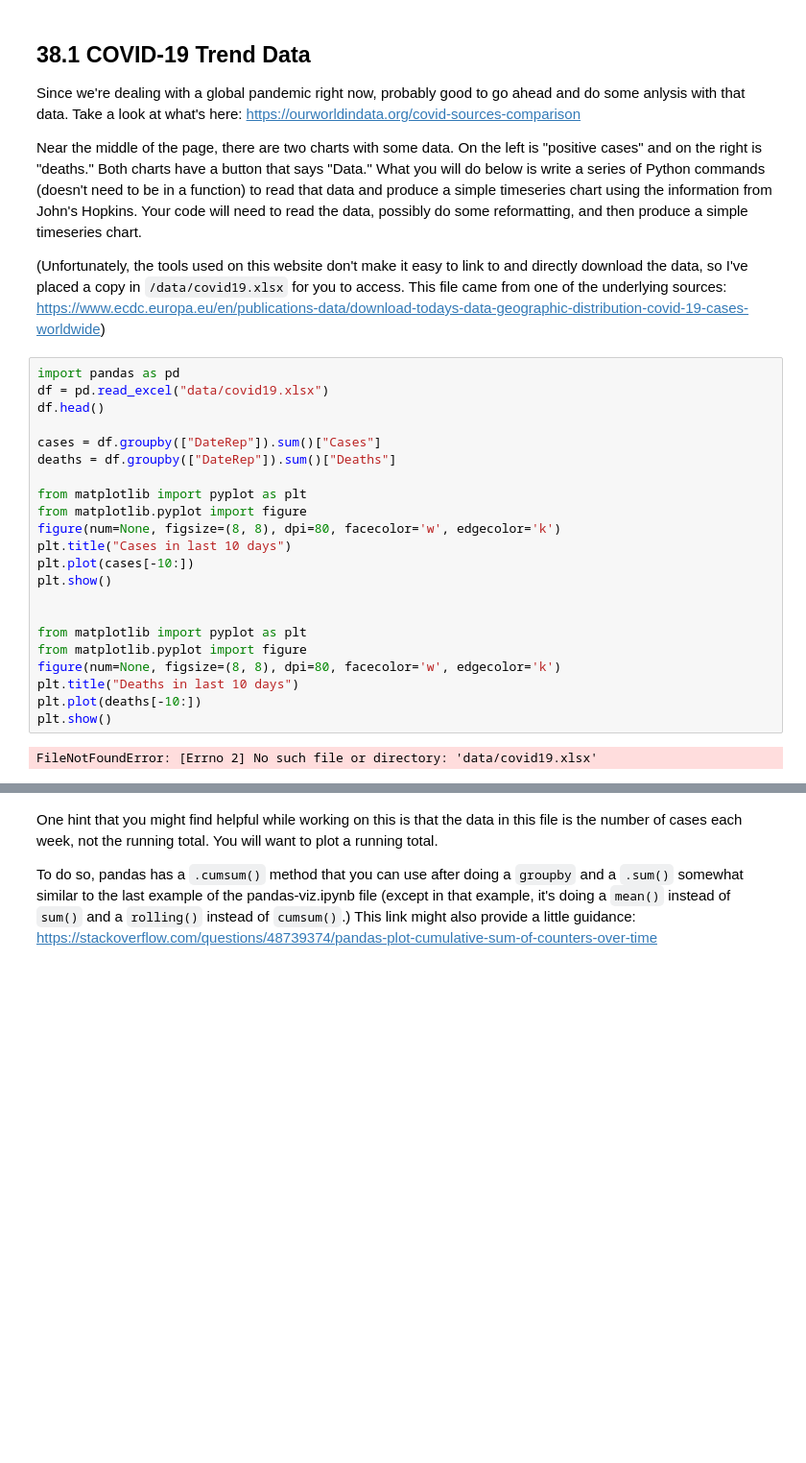
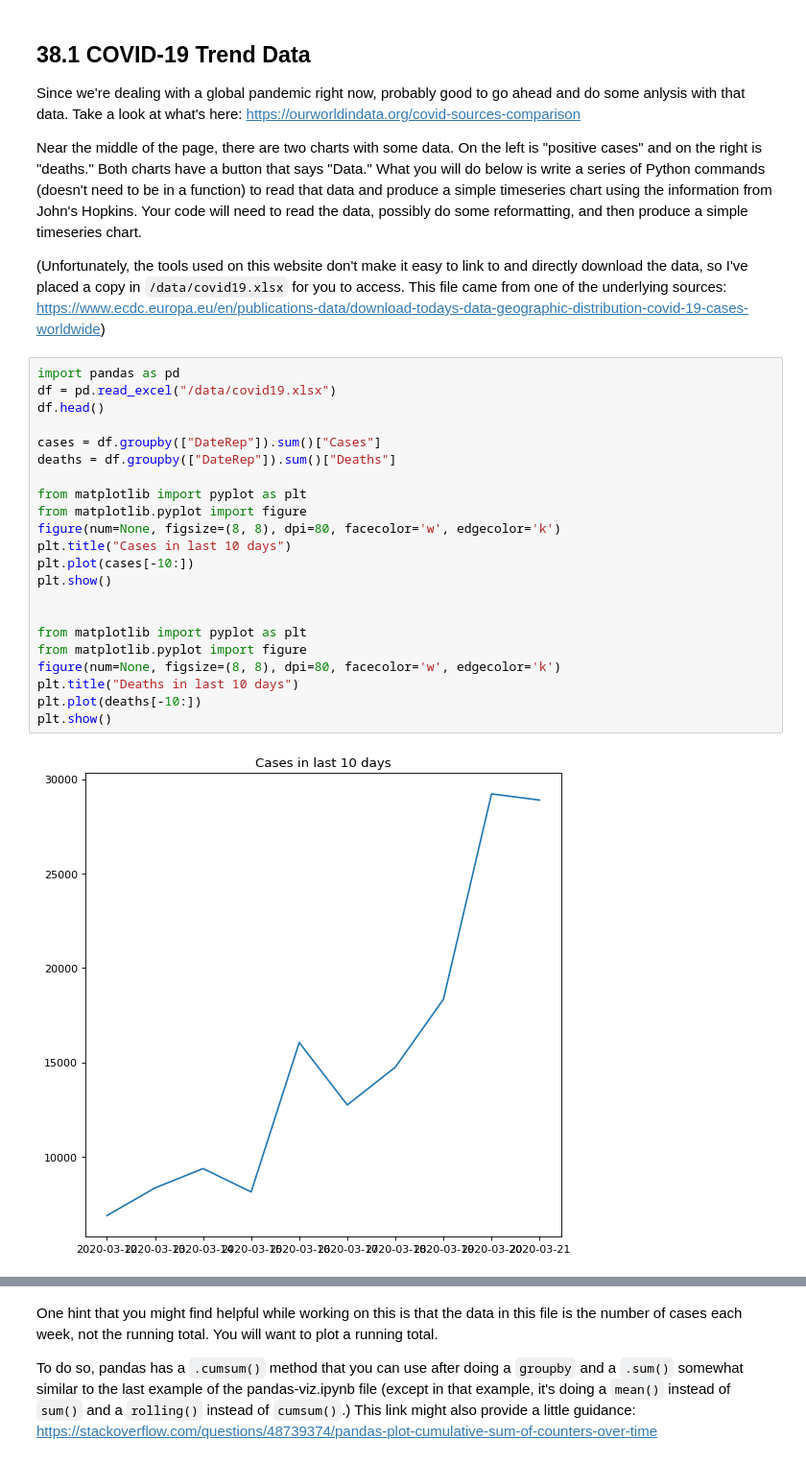
Before and after one commit to mdawdy5/hds5210-2020, a Jupyter notebook: week09/week10_assignment.ipynb, the cells around one changed output, grey strips where cells are left out. Shown: that part at 96% size. Saved outputs shown, nothing was run; the diff lists cells and outputs as text; blank space fills up the shorter version.

```diff
--- a/week09/week10_assignment.ipynb
+++ b/week09/week10_assignment.ipynb
@@ -81,25 +81,25 @@ Near the middle of the page, there are two charts with some data.  On the left i
 (Unfortunately, the tools used on this website don't make it easy to link to and directly download the data, so I've placed a copy in `/data/covid19.xlsx` for you to access.  This file came from one of the underlying sources: https://www.ecdc.europa.eu/en/publications-data/download-todays-data-geographic-distribution-covid-19-cases-worldwide)
 # %%
 import pandas as pd
-df = pd.read_excel("data/covid19.xlsx")
+df = pd.read_excel("/data/covid19.xlsx")
 df.head()
 
 cases = df.groupby(["DateRep"]).sum()["Cases"]
 deaths = df.groupby(["DateRep"]).sum()["Deaths"]
 
 from matplotlib import pyplot as plt
 from matplotlib.pyplot import figure
 figure(num=None, figsize=(8, 8), dpi=80, facecolor='w', edgecolor='k')
 plt.title("Cases in last 10 days")
 plt.plot(cases[-10:])
 plt.show()
 
 
 from matplotlib import pyplot as plt
 from matplotlib.pyplot import figure
 figure(num=None, figsize=(8, 8), dpi=80, facecolor='w', edgecolor='k')
 plt.title("Deaths in last 10 days")
 plt.plot(deaths[-10:])
 plt.show()
 # %% [output]
-FileNotFoundError: [Errno 2] No such file or directory: 'data/covid19.xlsx'
+[figure, added]
```
Also changed, not shown: parts of 1 cell of this notebook, 3 other files.
